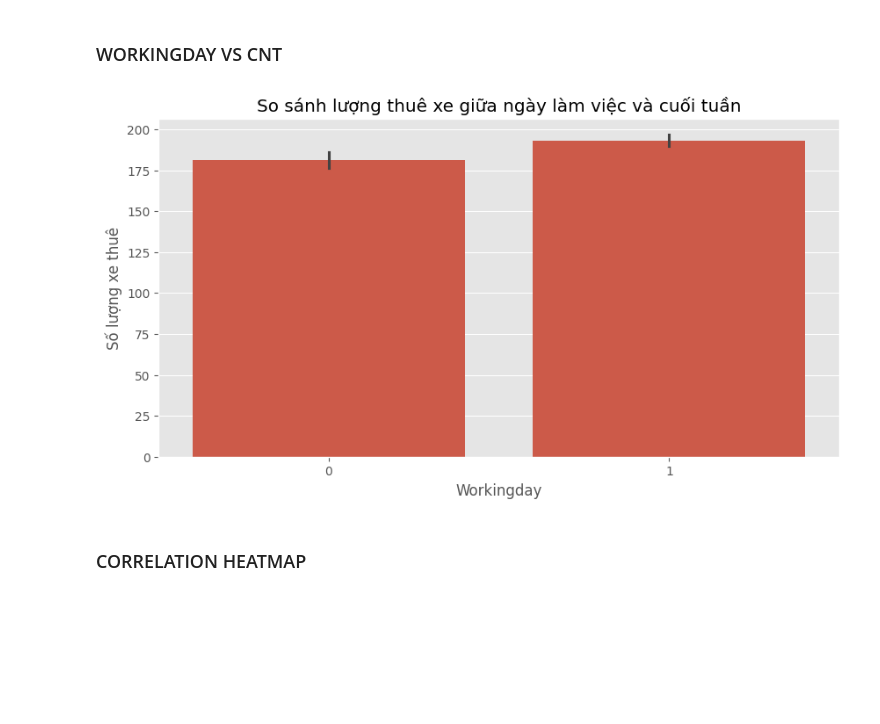
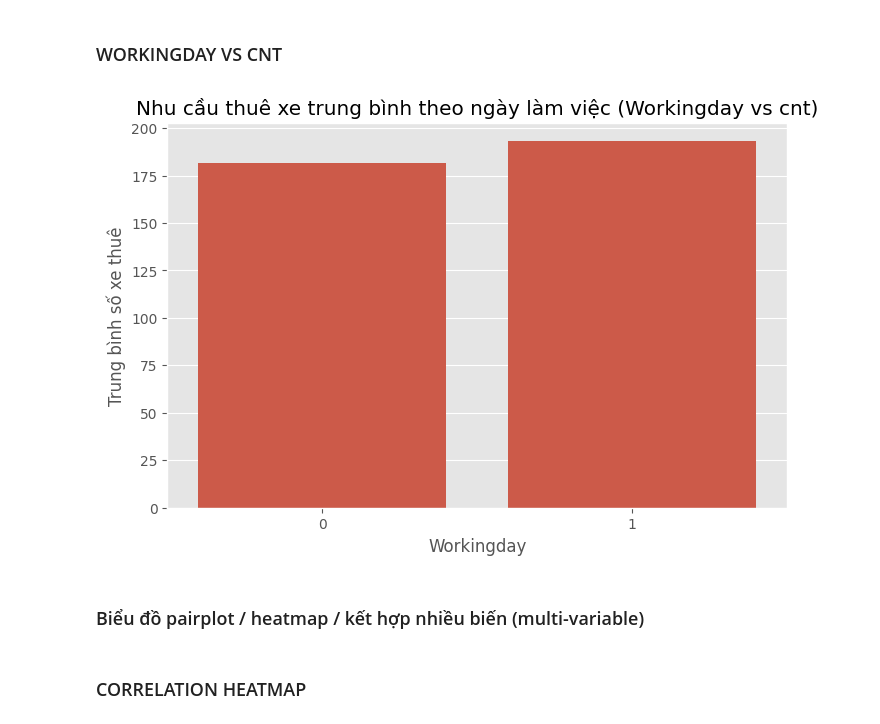
Before and after one commit to thuannd2k5/Machine_Learning, a Jupyter notebook: notebooks/eda.ipynb, the cells around one changed output. Cells and saved outputs as stored; diff of their text form; code cells hidden in the pictures; blank space fills up the shorter version.

Commit message:
fix từ đầu đến vẽ biểu đồ cho đơn biến , 2 biến và nhiều biến

```diff
--- a/notebooks/eda.ipynb
+++ b/notebooks/eda.ipynb
@@ -174,10 +173,10 @@ df1.head()
 drop_cols = [
     "instant",
     "dteday",
+    "yr",
+    "mnth",
     "casual",
-    "registered",
-    "yr",
-    "mnth"
+    "registered"
 ]
 
 df1 = df1.drop(columns=drop_cols)
@@ -240,0 +250,4 @@ Qua thống kê mô tả:
+# %%
+df1["temp_combined"] = (df1["temp"] + df1["atemp"]) / 2
+df1 = df1.drop(["temp", "atemp"], axis=1)
+df1.head()
@@ -305,0 +348,3 @@ Name: count, dtype: int64
+# %%
+df1 = df1.drop("holiday", axis=1)
+print(df1.columns)
@@ -536,21 +686,16 @@ plt.show()
 # %% [markdown]
 ### WORKINGDAY VS CNT
 # %%
-plt.figure(figsize=(10,5))
-
-sns.barplot(
-    data=df1,
-    x="workingday",
-    y="cnt"
-)
-
-plt.title("So sánh lượng thuê xe giữa ngày làm việc và cuối tuần")
+plt.figure(figsize=(8,5))
+sns.barplot(data=df1.groupby('workingday')['cnt'].mean().reset_index(), x='workingday', y='cnt')
+plt.title("Nhu cầu thuê xe trung bình theo ngày làm việc (Workingday vs cnt)")
 plt.xlabel("Workingday")
-plt.ylabel("Số lượng xe thuê")
-
+plt.ylabel("Trung bình số xe thuê")
 plt.show()
 # %% [output]
-[figure, old version]
+[figure, new version]
+# %% [markdown]
+### Biểu đồ pairplot / heatmap / kết hợp nhiều biến (multi-variable)
 # %% [markdown]
 ### CORRELATION HEATMAP
 # %%
```
Also changed, not shown: parts of 79 cells of this notebook, 1 other file.
